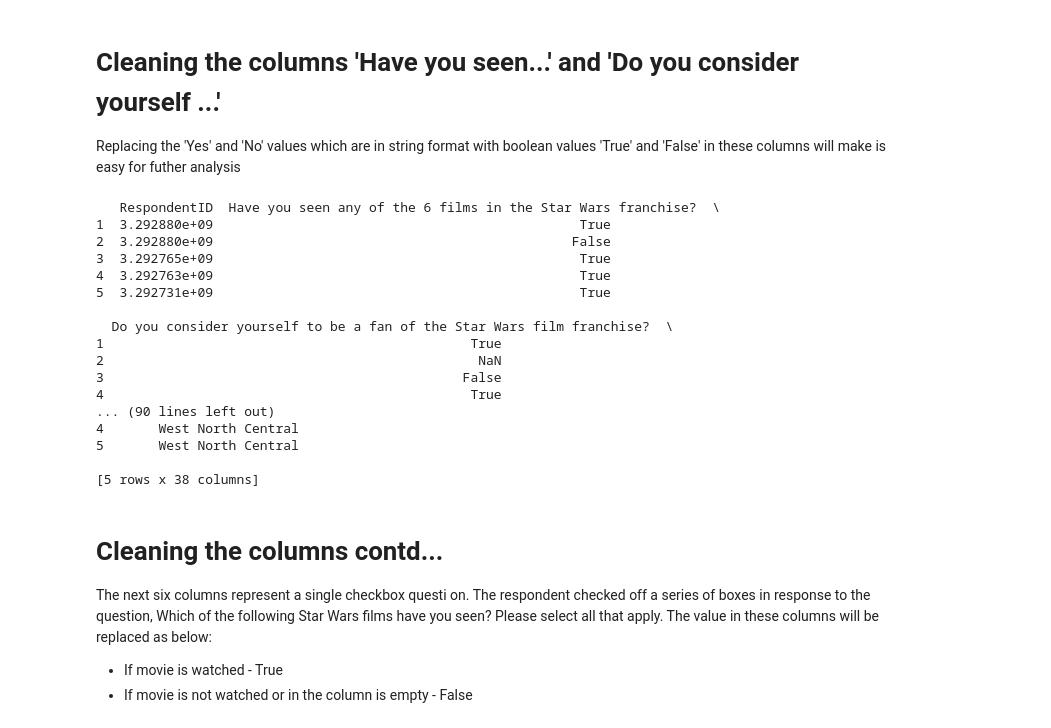
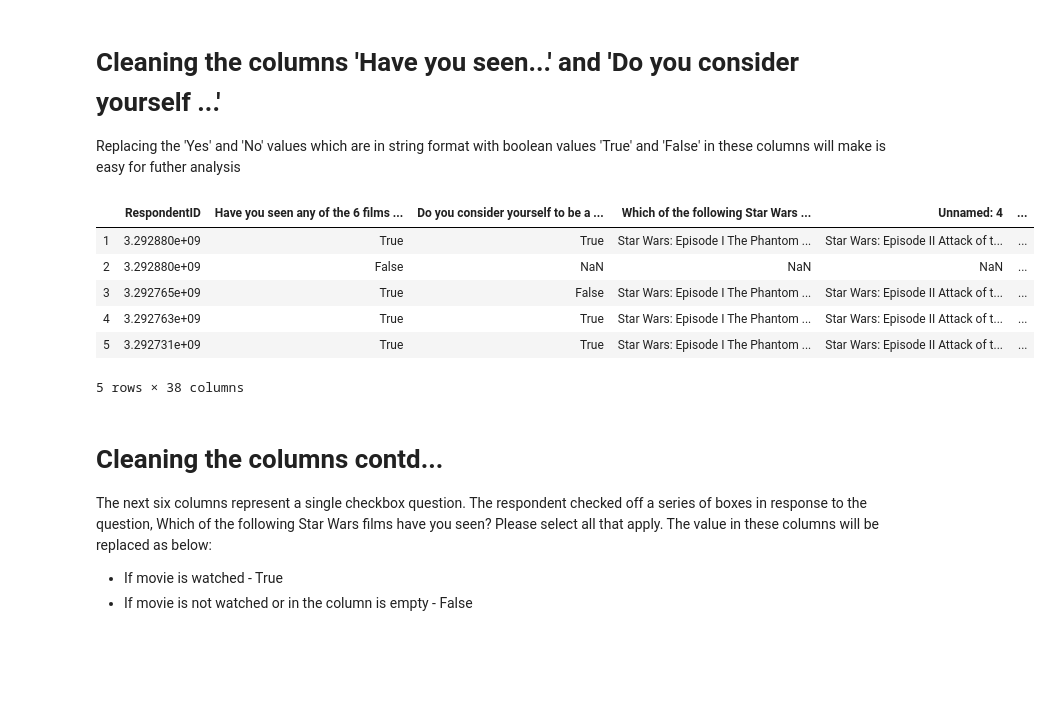
Before and after one commit to sreekanthac/Star-War-Survey, a Jupyter notebook: Star_Wars_Survey.ipynb, the cells around one changed output. Cells and saved outputs as stored; diff of their text form; code cells hidden in the pictures; blank space fills up the shorter version.

```diff
--- a/Star_Wars_Survey.ipynb
+++ b/Star_Wars_Survey.ipynb
@@ -5,12 +11,13 @@
 import pandas as pd
 import numpy as np
 
-star_wars = pd.read_csv(r'G:\From_Laptop\Coding\DataScience\Dataquset_Projects\Star_Wars\StarWars.csv', encoding="ISO-8859-1")
+# Input file is downloaded to local directory
+star_wars = pd.read_csv(r'G:\From_Laptop\Coding\DataScience\Dataquest_Projects\Star_Wars\StarWars.csv', encoding = "ISO-8859-1")
 
 # Understanding the structure of the data
-print(star_wars.head(10))
+print(star_wars.head())
 
-print(len(star_wars)) # prints the number of rows in the database
+len(star_wars) # prints the number of rows in the database
 # %% [output]
    RespondentID Have you seen any of the 6 films in the Star Wars franchise?  \
 0           NaN                                           Response
@@ -67,29 +75,19 @@ Replacing the 'Yes' and 'No' values which are in string format with boolean valu
 # %%
 # print(star_wars['Have you seen any of the 6 films in the Star Wars franchise?'].value_counts(dropna=True))
 
 my_map = {'Yes': True, 'No': False}
 
 star_wars['Have you seen any of the 6 films in the Star Wars franchise?'] = star_wars['Have you seen any of the 6 films in the Star Wars franchise?'].map(my_map)
 star_wars['Do you consider yourself to be a fan of the Star Wars film franchise?'] = star_wars['Do you consider yourself to be a fan of the Star Wars film franchise?'].map(my_map)
 
-print(star_wars.head())
+star_wars.head()
 # %% [output]
+|  | RespondentID | Have you seen any of the 6 films ... | Do you consider yourself to be a ... | Which of the following Star Wars ... | Unnamed: 4 | ... |
+| 1 | 3.292880e+09 | True | True | Star Wars: Episode I The Phantom ... | Star Wars: Episode II Attack of t... | ... |
+| 2 | 3.292880e+09 | False | NaN | NaN | NaN | ... |
+| 3 | 3.292765e+09 | True | False | Star Wars: Episode I The Phantom ... | Star Wars: Episode II Attack of t... | ... |
+| 4 | 3.292763e+09 | True | True | Star Wars: Episode I The Phantom ... | Star Wars: Episode II Attack of t... | ... |
+| 5 | 3.292731e+09 | True | True | Star Wars: Episode I The Phantom ... | Star Wars: Episode II Attack of t... | ... |
-   RespondentID  Have you seen any of the 6 films in the Star Wars franchise?  \
-1  3.292880e+09                                               True
-2  3.292880e+09                                              False
-3  3.292765e+09                                               True
-4  3.292763e+09                                               True
-5  3.292731e+09                                               True
-
-  Do you consider yourself to be a fan of the Star Wars film franchise?  \
-1                                               True
-2                                                NaN
-3                                              False
-4                                               True
-... (90 lines left out)
-4       West North Central
-5       West North Central
-
-[5 rows x 38 columns]
+5 rows × 38 columns
 # %% [markdown]
 # Cleaning the columns contd...
```
Also changed, not shown: parts of 7 cells of this notebook.
